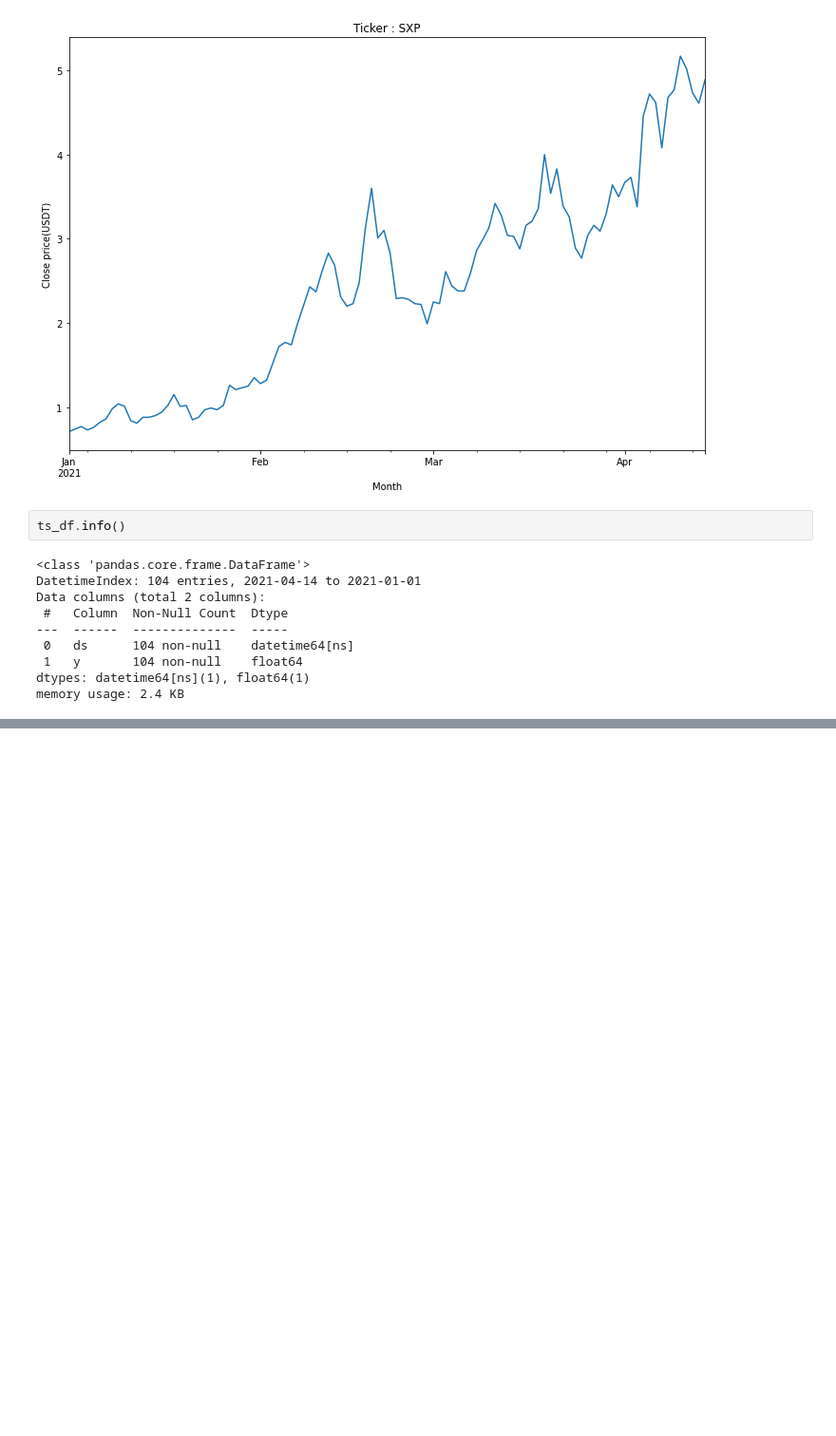
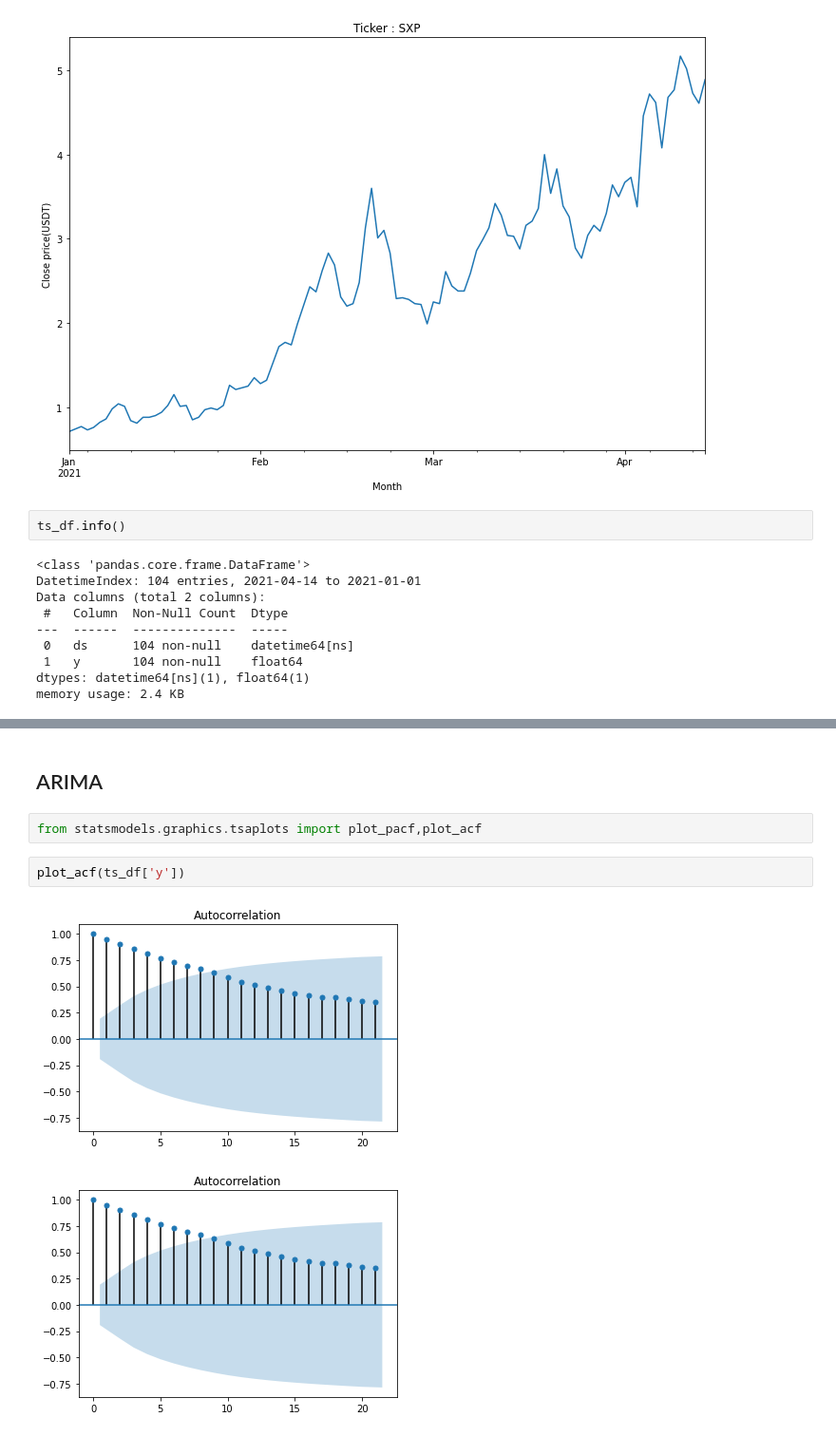
Before and after one commit to JEONSUN/Dacon_Project-Bitcoin-Trader, a Jupyter notebook: swipe.ipynb, the cells around one changed output, grey strips where cells are left out. Shown at 95% size. Cells and saved outputs as stored; diff of their text form; blank space fills up the shorter version.

```diff
--- a/swipe.ipynb
+++ b/swipe.ipynb
@@ -106,0 +138,9 @@ fig2 = m.plot_components(forecast)
+# %% [markdown]
+## ARIMA
+# %%
+from statsmodels.graphics.tsaplots import plot_pacf,plot_acf
+# %%
+plot_acf(ts_df['y'])
+# %% [output]
+[figure, added]
+[figure, added]
```
Also changed, not shown: parts of 12 cells of this notebook.
